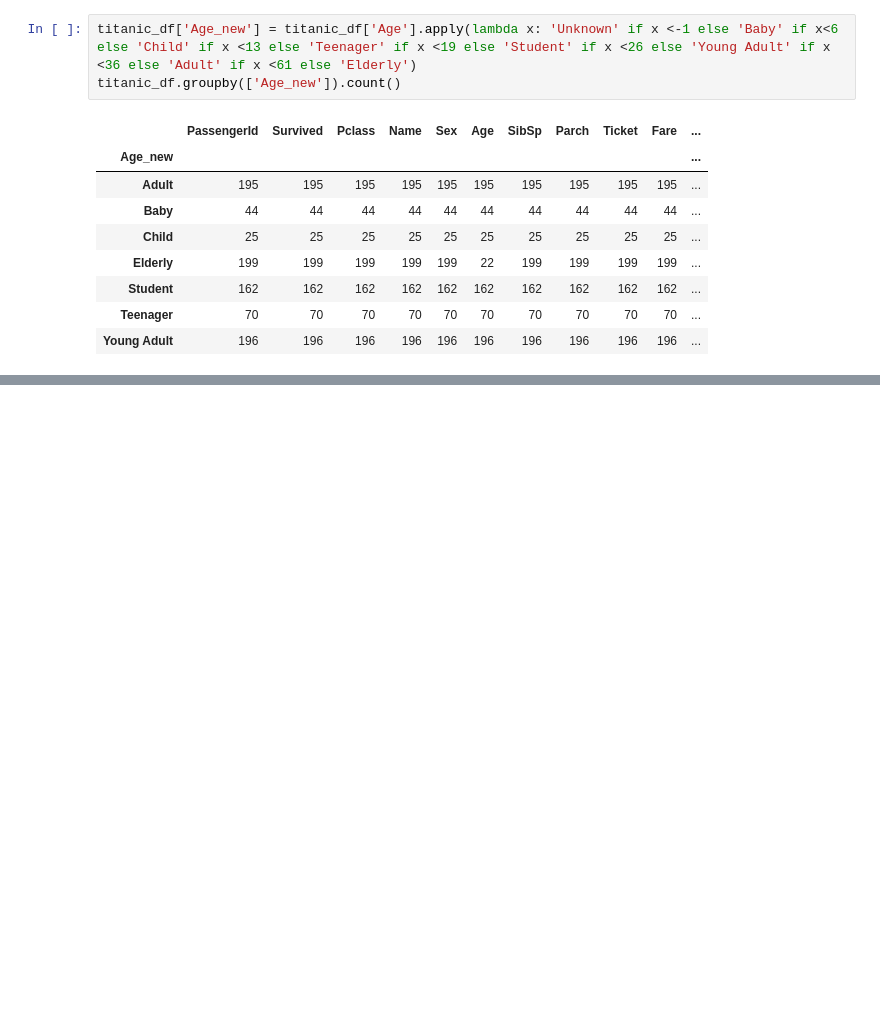
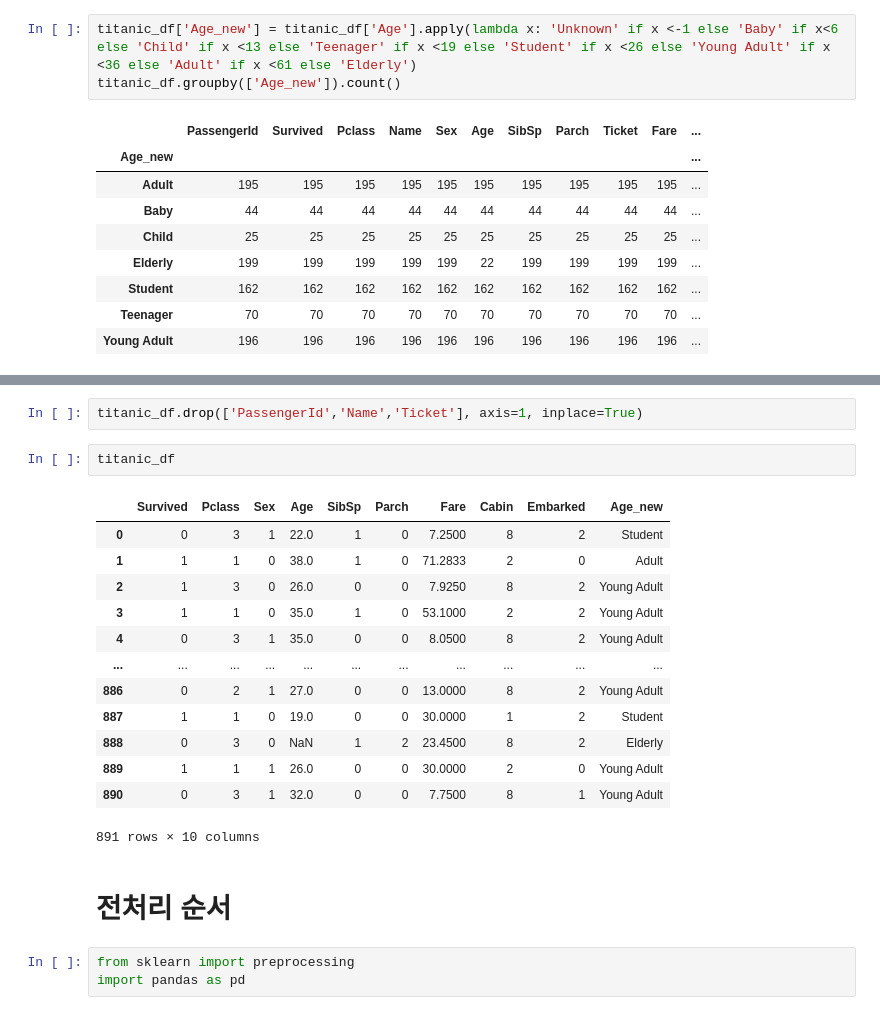
Before and after one commit to ksg5302/Test_num_01, a Jupyter notebook: 1week/타이타닉 생존자 예측/titanic.ipynb, the cells around one changed output, grey strips where cells are left out. Saved outputs shown, nothing was run; the diff lists cells and outputs as text; blank space fills up the shorter version.

```diff
--- a/1week/타이타닉 생존자 예측/titanic.ipynb
+++ b/1week/타이타닉 생존자 예측/titanic.ipynb
@@ -179,3 +179,26 @@ titanic_df.head()
 | 2 | 3 | 1 | 3 | Heikkinen, Miss. Laina | 0 | 26.0 | 0 | 0 | STON/O2. 3101282 | 7.9250 | ... |
 | 3 | 4 | 1 | 1 | Futrelle, Mrs. Jacques Heath (Lil... | 0 | 35.0 | 1 | 0 | 113803 | 53.1000 | ... |
 | 4 | 5 | 0 | 3 | Allen, Mr. William Henry | 1 | 35.0 | 0 | 0 | 373450 | 8.0500 | ... |
+# %%
+titanic_df.drop(['PassengerId','Name','Ticket'], axis=1, inplace=True)
+# %%
+titanic_df
+# %% [output]
+|  | Survived | Pclass | Sex | Age | SibSp | Parch | Fare | Cabin | Embarked | Age_new |
+| 0 | 0 | 3 | 1 | 22.0 | 1 | 0 | 7.2500 | 8 | 2 | Student |
+| 1 | 1 | 1 | 0 | 38.0 | 1 | 0 | 71.2833 | 2 | 0 | Adult |
+| 2 | 1 | 3 | 0 | 26.0 | 0 | 0 | 7.9250 | 8 | 2 | Young Adult |
+| 3 | 1 | 1 | 0 | 35.0 | 1 | 0 | 53.1000 | 2 | 2 | Young Adult |
+| 4 | 0 | 3 | 1 | 35.0 | 0 | 0 | 8.0500 | 8 | 2 | Young Adult |
+| ... | ... | ... | ... | ... | ... | ... | ... | ... | ... | ... |
+| 886 | 0 | 2 | 1 | 27.0 | 0 | 0 | 13.0000 | 8 | 2 | Young Adult |
+| 887 | 1 | 1 | 0 | 19.0 | 0 | 0 | 30.0000 | 1 | 2 | Student |
+| 888 | 0 | 3 | 0 | NaN | 1 | 2 | 23.4500 | 8 | 2 | Elderly |
+| 889 | 1 | 1 | 1 | 26.0 | 0 | 0 | 30.0000 | 2 | 0 | Young Adult |
+| 890 | 0 | 3 | 1 | 32.0 | 0 | 0 | 7.7500 | 8 | 1 | Young Adult |
+891 rows × 10 columns
+# %% [markdown]
+# 전처리 순서
+# %%
+from sklearn import preprocessing
+import pandas as pd
```
Also changed, not shown: parts of 10 cells of this notebook.
